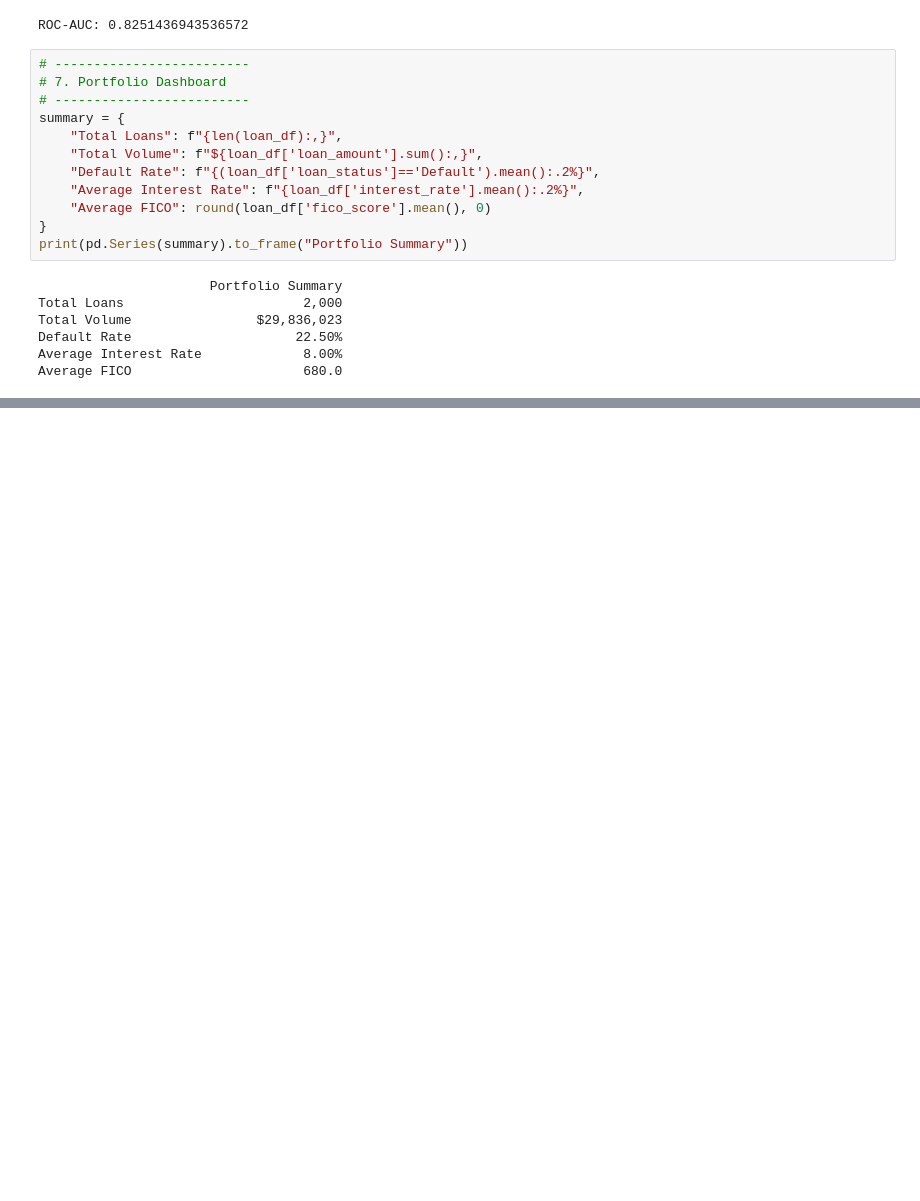
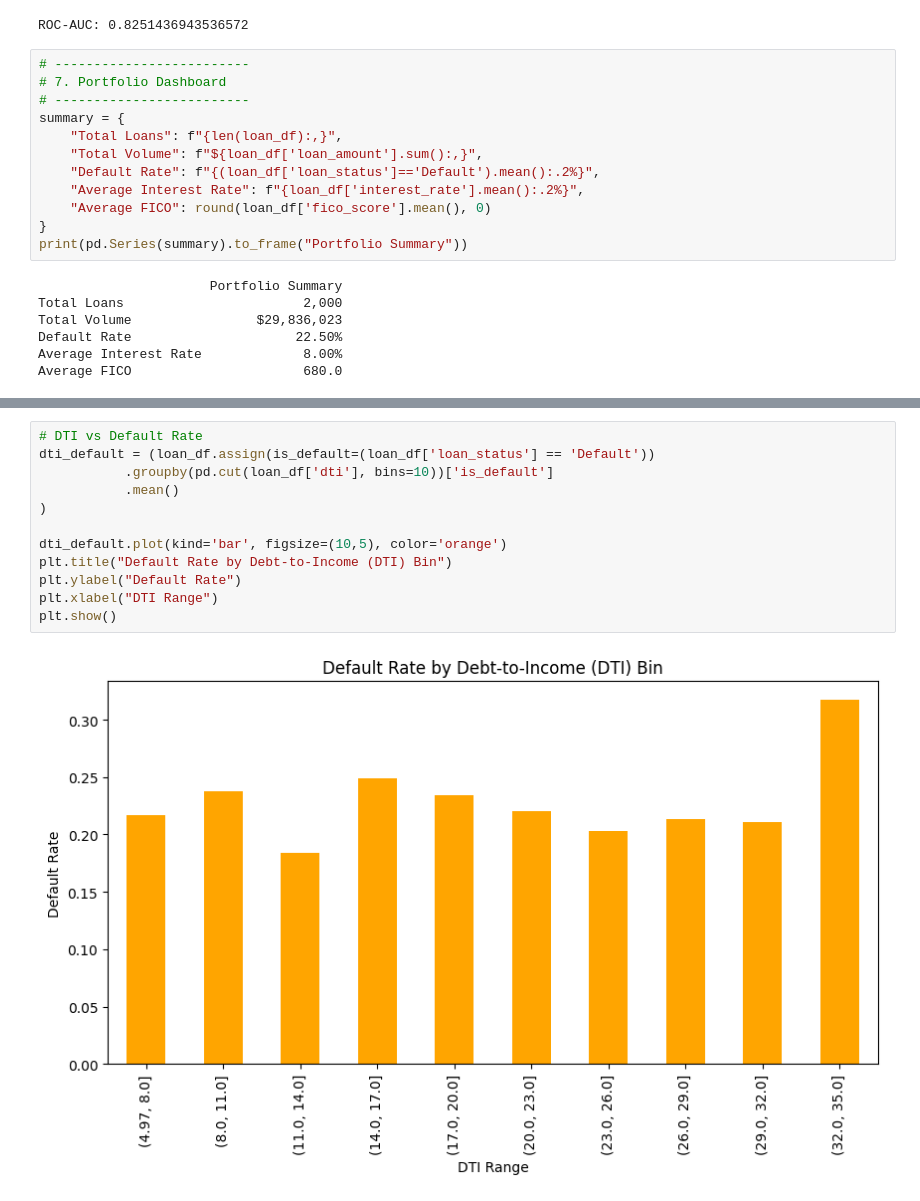
Before and after one commit to Lok-Tung/Just-for-fun, a Jupyter notebook: loan-portfolio-analysis/Loan_Portfolio_Analysis.ipynb, the cells around one changed output, grey strips where cells are left out. Cells and saved outputs as stored; diff of their text form; blank space fills up the shorter version.

```diff
--- a/loan-portfolio-analysis/Loan_Portfolio_Analysis.ipynb
+++ b/loan-portfolio-analysis/Loan_Portfolio_Analysis.ipynb
@@ -172,0 +186,14 @@ Average FICO                      680.0
+# %%
+# DTI vs Default Rate
+dti_default = (loan_df.assign(is_default=(loan_df['loan_status'] == 'Default'))
+           .groupby(pd.cut(loan_df['dti'], bins=10))['is_default']
+           .mean()
+)
+
+dti_default.plot(kind='bar', figsize=(10,5), color='orange')
+plt.title("Default Rate by Debt-to-Income (DTI) Bin")
+plt.ylabel("Default Rate")
+plt.xlabel("DTI Range")
+plt.show()
+# %% [output]
+[figure, added]
```
Also changed, not shown: parts of 2 cells of this notebook.
